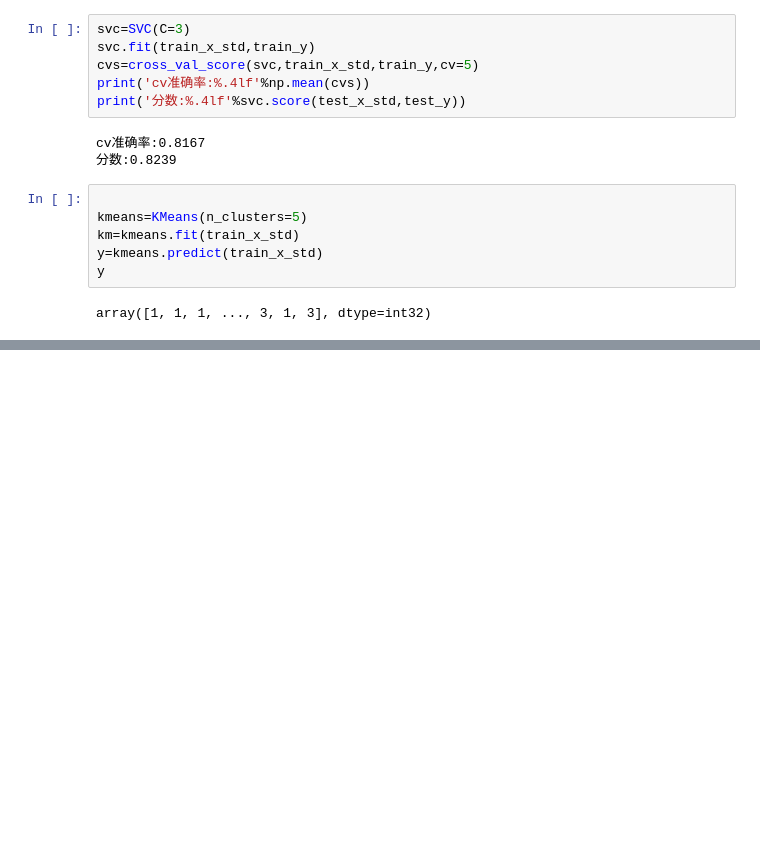
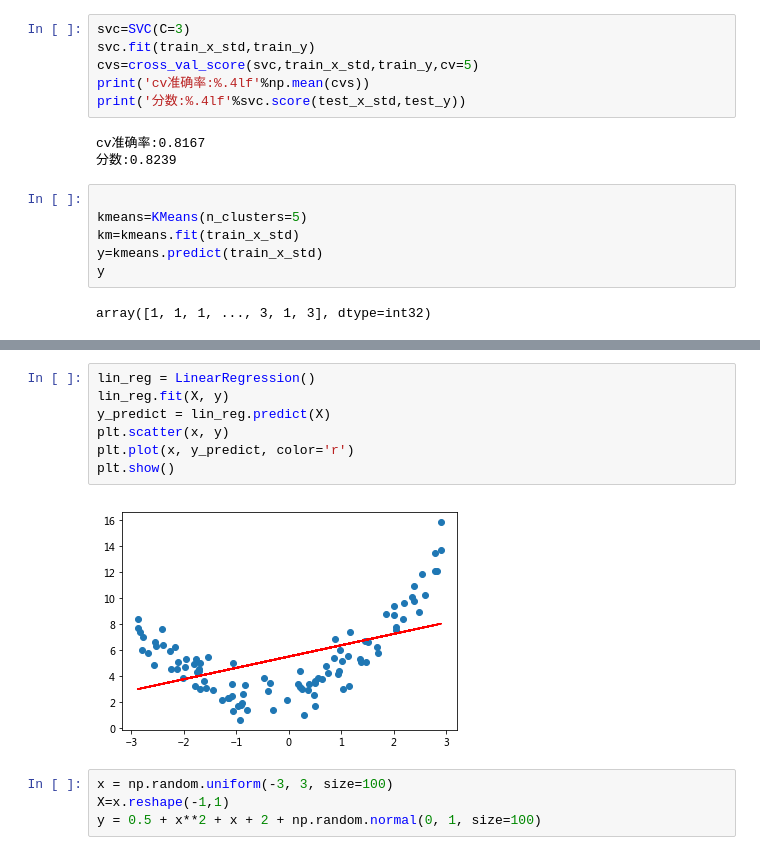
Before and after one commit to Rickiegg/mysql_learning, a Jupyter notebook: GridSearchCV.ipynb, the cells around one changed output, grey strips where cells are left out. Drawn from its saved outputs; the diff is of its cells as text; blank space fills up the shorter version.

```diff
--- a/GridSearchCV.ipynb
+++ b/GridSearchCV.ipynb
@@ -123,0 +154,13 @@ array([1, 1, 1, ..., 3, 1, 3], dtype=int32)
+# %%
+lin_reg = LinearRegression()
+lin_reg.fit(X, y)
+y_predict = lin_reg.predict(X)
+plt.scatter(x, y)
+plt.plot(x, y_predict, color='r')
+plt.show()
+# %% [output]
+[figure, added]
+# %%
+x = np.random.uniform(-3, 3, size=100)
+X=x.reshape(-1,1)
+y = 0.5 + x**2 + x + 2 + np.random.normal(0, 1, size=100)
```
Also changed, not shown: parts of 8 cells of this notebook.
